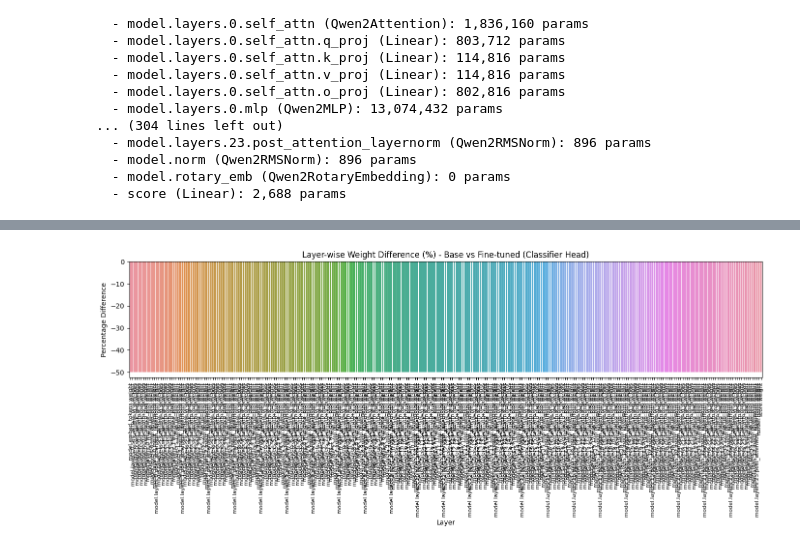
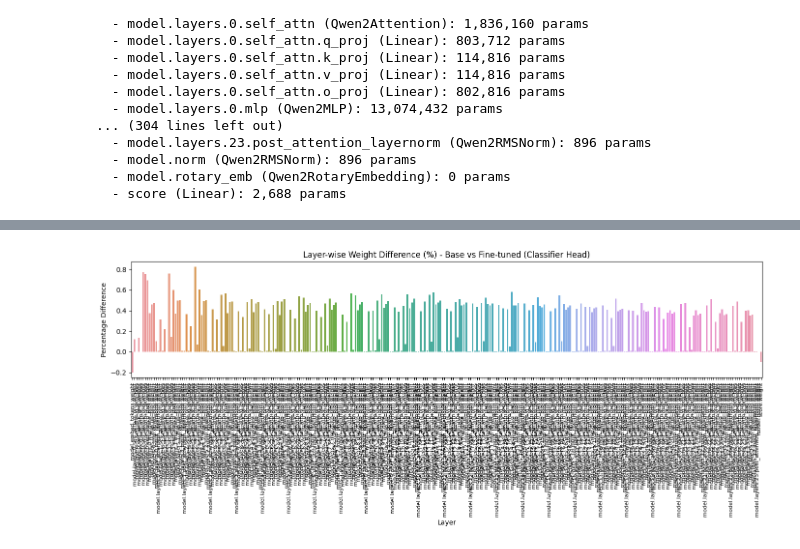
Before and after one commit to rtweera/code-ft, a Jupyter notebook: training/SFT/Tweets/layer-compare.ipynb, the cells around one changed output, grey strips where cells are left out. Drawn from its saved outputs; the diff is of its cells as text; code cells hidden in the pictures.

Commit message:
Add layer difference chart

```diff
--- a/training/SFT/Tweets/layer-compare.ipynb
+++ b/training/SFT/Tweets/layer-compare.ipynb
@@ -110,35 +151,36 @@ cls_state = cls_model.state_dict()
 diffs = []
 layer_names = []
 
 for name, cls_param in cls_state.items():
-    if name in base_state:
-        base_param = base_state[name]
+    base_name = name.split(".", 1)[1]  # fine tuned model has model. prefix in the state dict
+    if base_name in base_state:
+        base_param = base_state[base_name]
 
         if base_param.shape == cls_param.shape:
             # Compute element-wise absolute diff and total magnitude
             D = torch.abs(base_param - cls_param)
             SD = D.sum().item()
             SA = torch.abs(base_param).sum().item()
             percent_diff = (SD / SA) * 100 if SA != 0 else 0.0
             diffs.append(percent_diff)
             layer_names.append(name)
         else:
             # Classifier head (new layer)
-            diffs.append(-20.0)
+            diffs.append(-0.2)
             layer_names.append(name)
     else:
         # New layer not in base model (e.g., classifier head)
-        diffs.append(-50.0)
+        diffs.append(-0.1)
         layer_names.append(name)
 
 # Plotting
 plt.figure(figsize=(14, 6))
 sns.barplot(x=list(range(len(diffs))), y=diffs)
 plt.xticks(ticks=list(range(len(layer_names))), labels=layer_names, rotation=90, fontsize=8)
 plt.ylabel("Percentage Difference")
 plt.xlabel("Layer")
 plt.title("Layer-wise Weight Difference (%) - Base vs Fine-tuned (Classifier Head)")
 plt.tight_layout()
 plt.show()
 # %% [output]
-[figure, old version]
+[figure, new version]
```
Also changed, not shown: parts of 6 cells of this notebook.
